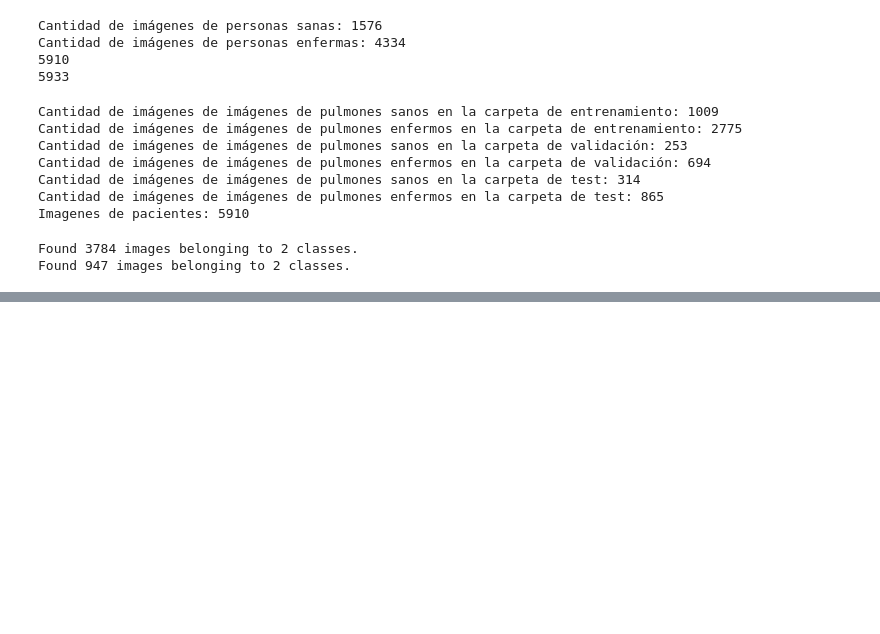
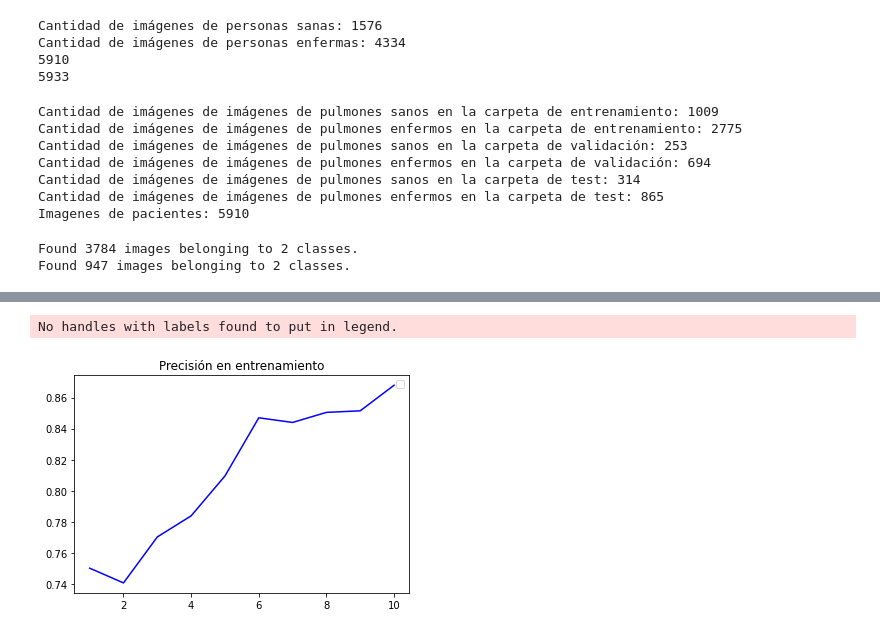
Before and after one commit to Popou123/Trabajo-Jaime-Rodriguez-Albuin, a Jupyter notebook: TFG.ipynb, the cells around one changed output, grey strips where cells are left out. Saved outputs shown, nothing was run; the diff lists cells and outputs as text; code cells hidden in the pictures; blank space fills up the shorter version.

```diff
--- a/TFG.ipynb
+++ b/TFG.ipynb
@@ -400,0 +567,8 @@ Epoch 30/30
+# %%
+historial2 = model.fit(
+    generador_entrenamiento,
+    steps_per_epoch=100,
+    epochs=10,
+    validation_data=generador_validacion,
+    validation_steps=100
+)
@@ -400,0 +605,15 @@ Epoch 30/30
+# %%
+prec2 = historial2.history['acc']
+#validacion_prec2 = historial2.history['val_acc']
+perdida2 = historial2.history['loss']
+#validacion_perdida2 = historial2.history['val_loss']
+n_epochs2 = range(1, len(prec2) + 1)
+
+pyplot.plot(n_epochs2, prec2, 'b')
+#pyplot.plot(n_epochs2, validacion_prec2, 'b', label='Precisión en validación')
+pyplot.title('Precisión en entrenamiento')
+pyplot.legend()
+pyplot.show()
+# %% [output]
+No handles with labels found to put in legend.
+[figure, added]
```
Also changed, not shown: parts of 20 cells of this notebook.
